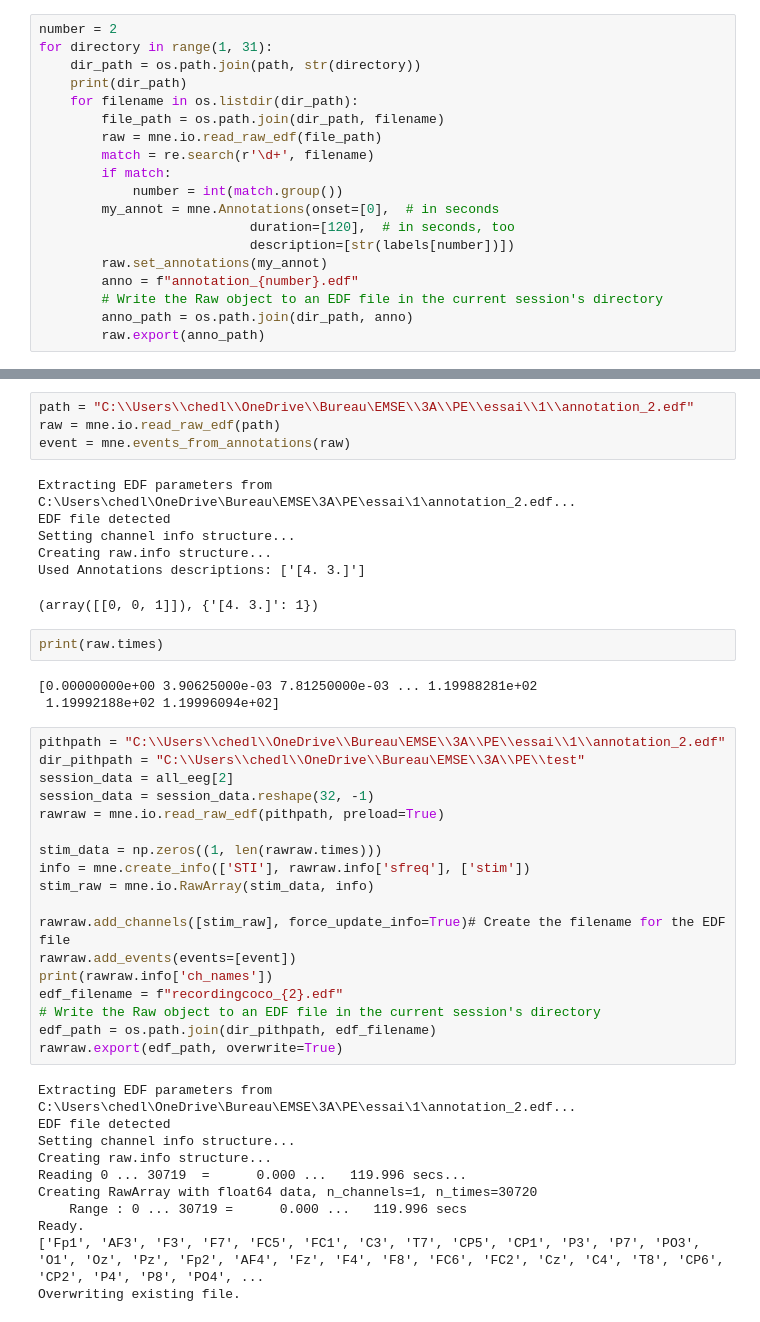
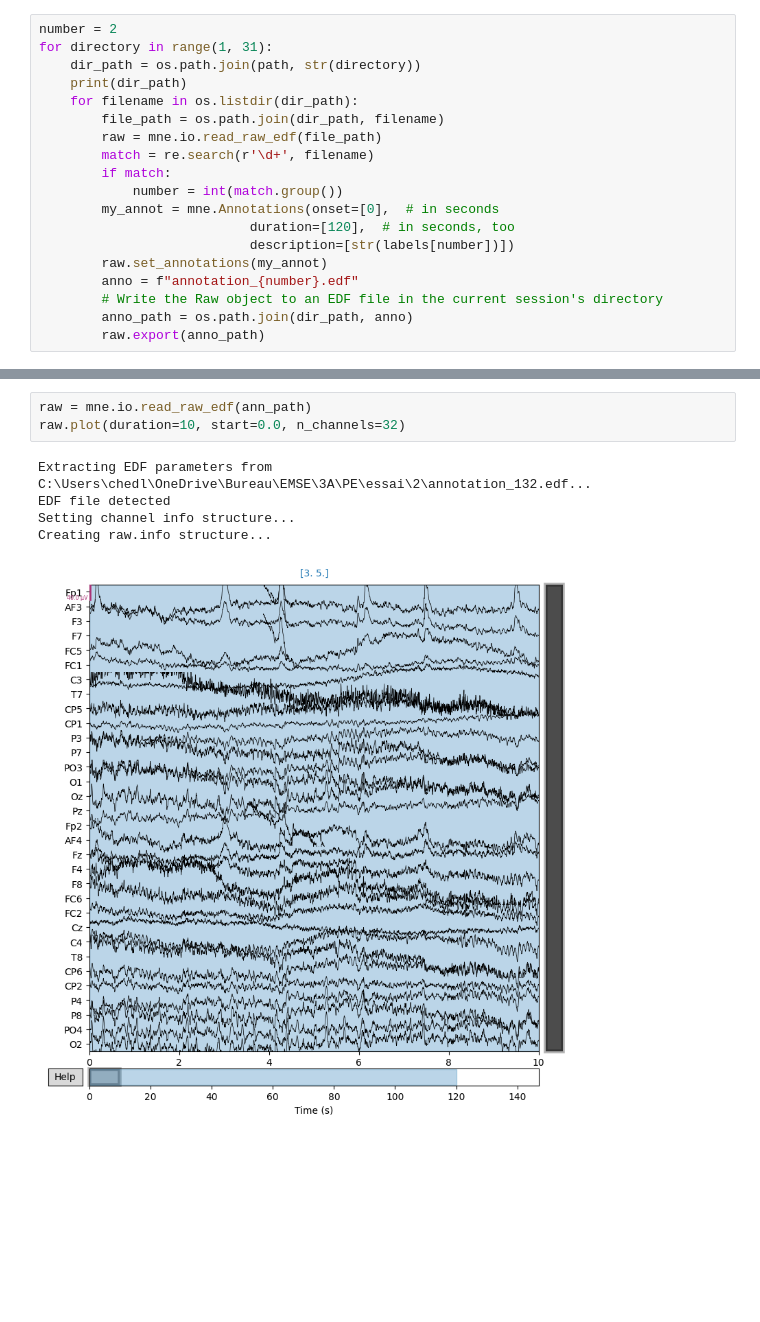
Before and after one commit to Chedly25/PE, a Jupyter notebook: notebook/createFiles.ipynb, the cells around one changed output, grey strips where cells are left out. Cells and saved outputs as stored; diff of their text form; blank space fills up the shorter version.

```diff
--- a/notebook/createFiles.ipynb
+++ b/notebook/createFiles.ipynb
@@ -110,45 +150,9 @@ ValueError: No channels match the selection.
-# %%
-path = "C:\\Users\\chedl\\OneDrive\\Bureau\EMSE\\3A\\PE\\essai\\1\\annotation_2.edf"
-raw = mne.io.read_raw_edf(path)
-event = mne.events_from_annotations(raw)
-# %% [output]
-Extracting EDF parameters from C:\Users\chedl\OneDrive\Bureau\EMSE\3A\PE\essai\1\annotation_2.edf...
-EDF file detected
-Setting channel info structure...
-Creating raw.info structure...
-Used Annotations descriptions: ['[4. 3.]']
-(array([[0, 0, 1]]), {'[4. 3.]': 1})
-# %%
-print(raw.times)
-# %% [output]
-[0.00000000e+00 3.90625000e-03 7.81250000e-03 ... 1.19988281e+02
- 1.19992188e+02 1.19996094e+02]
-# %%
-pithpath = "C:\\Users\\chedl\\OneDrive\\Bureau\EMSE\\3A\\PE\\essai\\1\\annotation_2.edf"
-dir_pithpath = "C:\\Users\\chedl\\OneDrive\\Bureau\EMSE\\3A\\PE\\test"
-session_data = all_eeg[2]
-session_data = session_data.reshape(32, -1)
-rawraw = mne.io.read_raw_edf(pithpath, preload=True)
-
-stim_data = np.zeros((1, len(rawraw.times)))
-info = mne.create_info(['STI'], rawraw.info['sfreq'], ['stim'])
-stim_raw = mne.io.RawArray(stim_data, info)
-
-rawraw.add_channels([stim_raw], force_update_info=True)# Create the filename for the EDF file
-rawraw.add_events(events=[event])
-print(rawraw.info['ch_names'])
-edf_filename = f"recordingcoco_{2}.edf"
-# Write the Raw object to an EDF file in the current session's directory
-edf_path = os.path.join(dir_pithpath, edf_filename)
-rawraw.export(edf_path, overwrite=True)
-# %% [output]
-Extracting EDF parameters from C:\Users\chedl\OneDrive\Bureau\EMSE\3A\PE\essai\1\annotation_2.edf...
-EDF file detected
-Setting channel info structure...
-Creating raw.info structure...
-Reading 0 ... 30719  =      0.000 ...   119.996 secs...
-Creating RawArray with float64 data, n_channels=1, n_times=30720
-    Range : 0 ... 30719 =      0.000 ...   119.996 secs
-Ready.
-['Fp1', 'AF3', 'F3', 'F7', 'FC5', 'FC1', 'C3', 'T7', 'CP5', 'CP1', 'P3', 'P7', 'PO3', 'O1', 'Oz', 'Pz', 'Fp2', 'AF4', 'Fz', 'F4', 'F8', 'FC6', 'FC2', 'Cz', 'C4', 'T8', 'CP6', 'CP2', 'P4', 'P8', 'PO4', ...
-Overwriting existing file.
+# %%
+raw = mne.io.read_raw_edf(ann_path)
+raw.plot(duration=10, start=0.0, n_channels=32)
+# %% [output]
+Extracting EDF parameters from C:\Users\chedl\OneDrive\Bureau\EMSE\3A\PE\essai\2\annotation_132.edf...
+EDF file detected
+Setting channel info structure...
+Creating raw.info structure...
+[figure, added]
```
Also changed, not shown: parts of 12 cells of this notebook, 5 other files.
